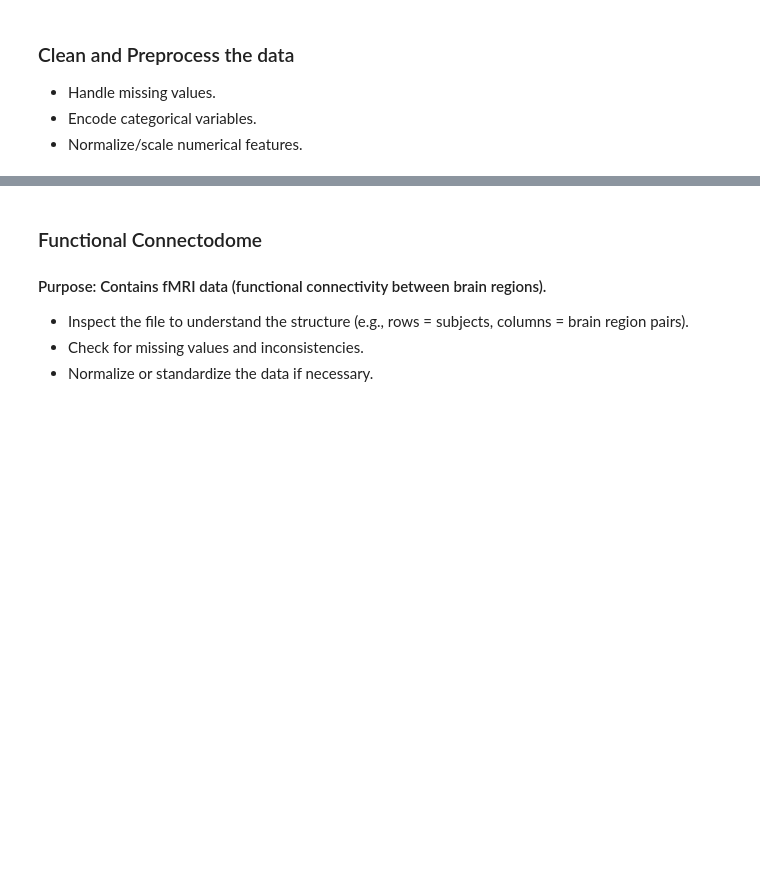
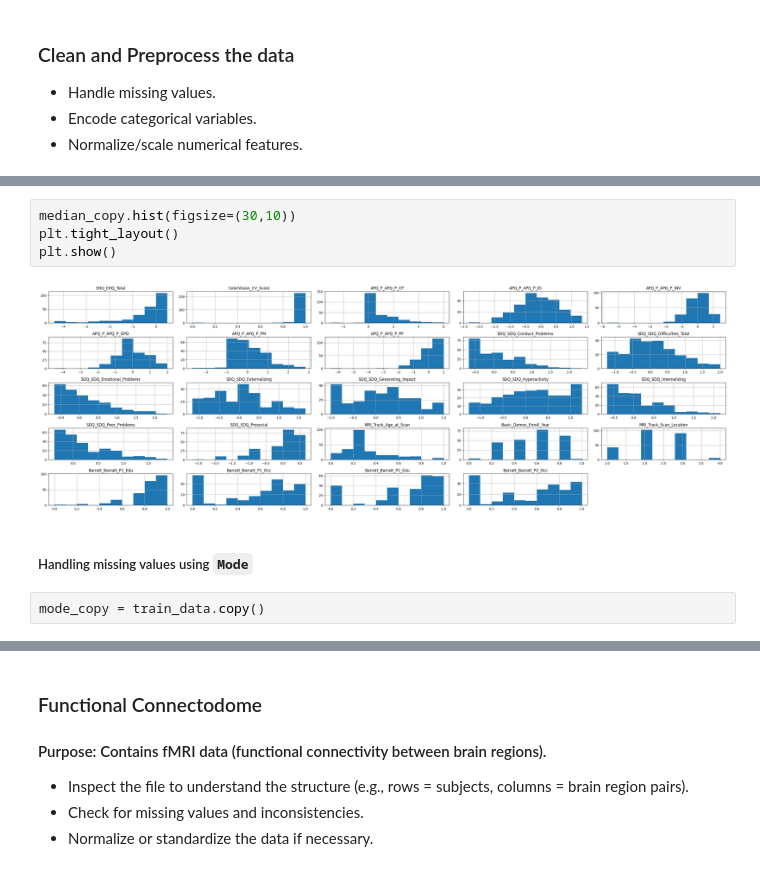
Before and after one commit to nnoromiv/brain-activity-pattern-differences-in-ADHD, a Jupyter notebook: explorer.ipynb, the cells around one changed output, grey strips where cells are left out. Cells and saved outputs as stored; diff of their text form; blank space fills up the shorter version.

```diff
--- a/explorer.ipynb
+++ b/explorer.ipynb
@@ -517,0 +507,10 @@ train_data.to_excel('METADATA.xlsx', index=False)
+# %%
+median_copy.hist(figsize=(30,10))
+plt.tight_layout()
+plt.show()
+# %% [output]
+[figure, added]
+# %% [markdown]
+##### <span style="font-family: Century Gothic">Handling missing values using `Mode`</span>
+# %%
+mode_copy = train_data.copy()
```
Also changed, not shown: parts of 58 cells of this notebook, 4 other files.
